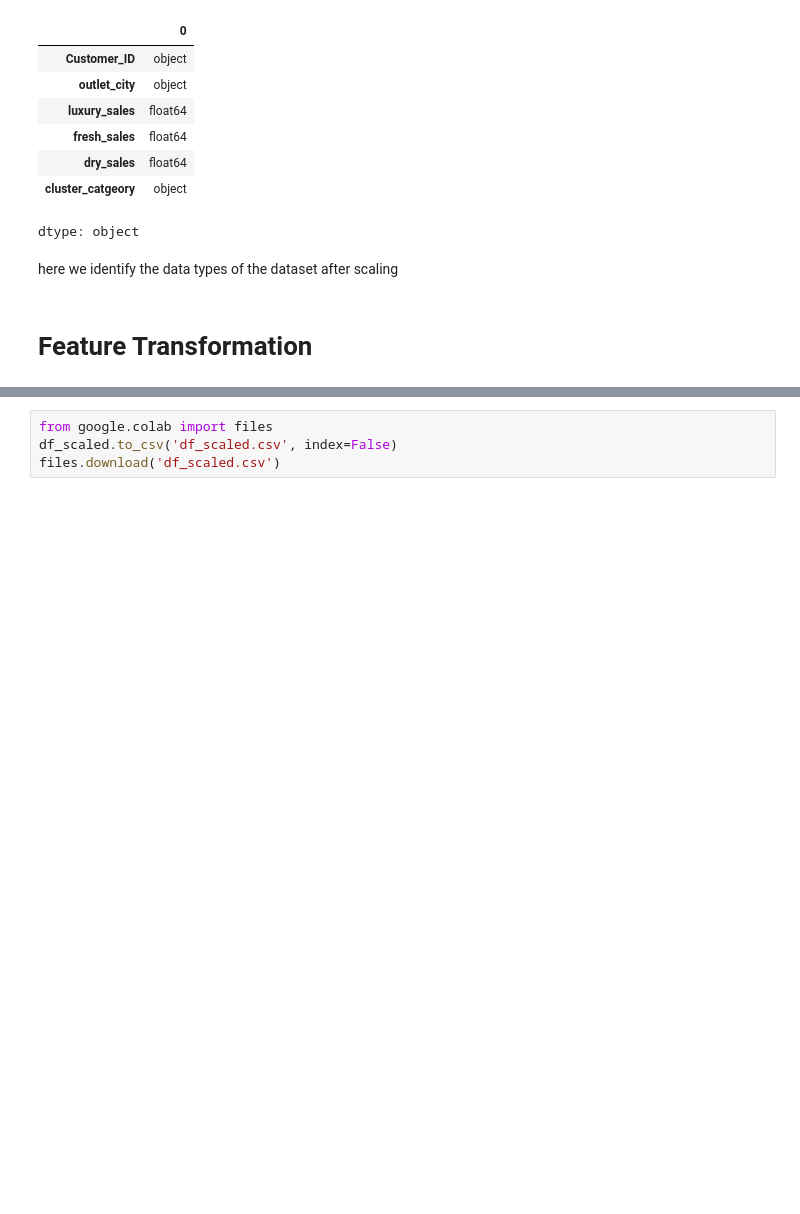
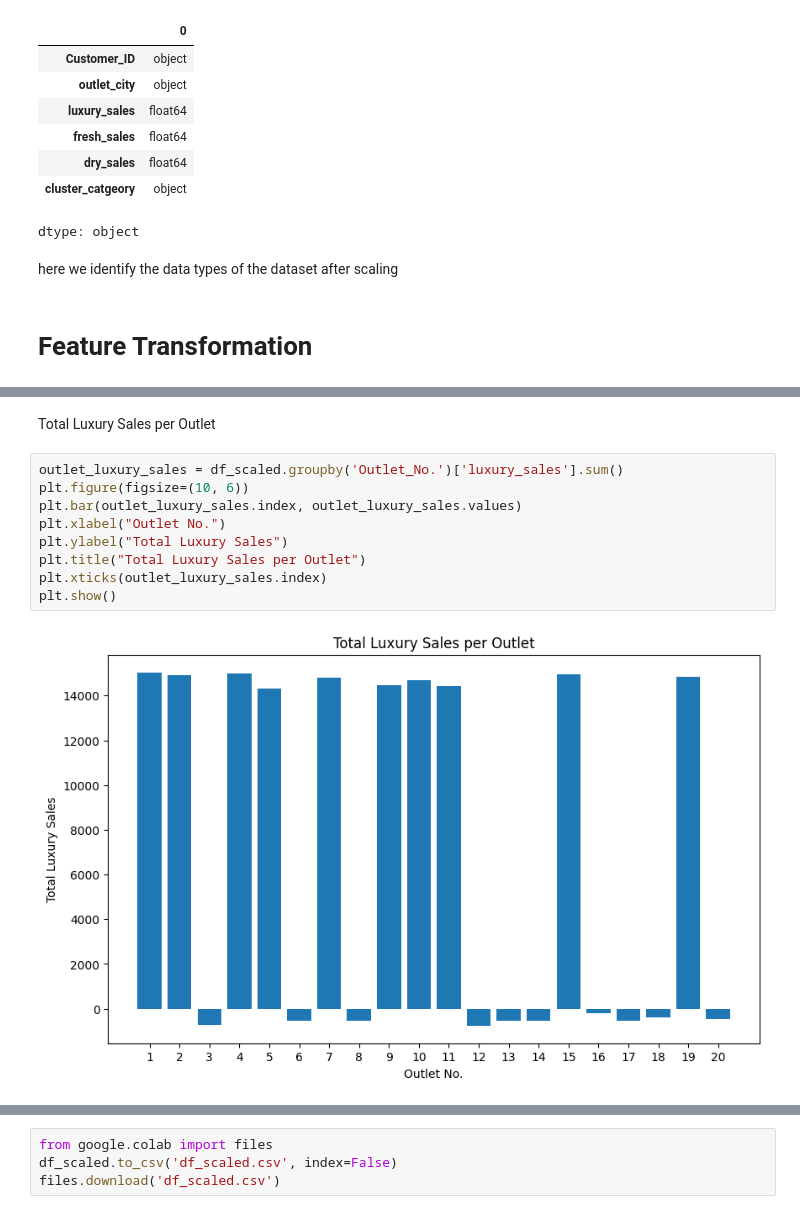
Before and after one commit to team-statstorm/dsplc2025, a Jupyter notebook: dsplc_1.ipynb, the cells around one changed output, grey strips where cells are left out. Saved outputs shown, nothing was run; the diff lists cells and outputs as text; blank space fills up the shorter version.

```diff
--- a/dsplc_1.ipynb
+++ b/dsplc_1.ipynb
@@ -825,0 +841,13 @@ df_scaled.head()
+# %% [markdown]
+Total Luxury Sales per Outlet
+# %%
+outlet_luxury_sales = df_scaled.groupby('Outlet_No.')['luxury_sales'].sum()
+plt.figure(figsize=(10, 6))
+plt.bar(outlet_luxury_sales.index, outlet_luxury_sales.values)
+plt.xlabel("Outlet No.")
+plt.ylabel("Total Luxury Sales")
+plt.title("Total Luxury Sales per Outlet")
+plt.xticks(outlet_luxury_sales.index)
+plt.show()
+# %% [output]
+[figure, added]
```
Also changed, not shown: parts of 12 cells of this notebook.
